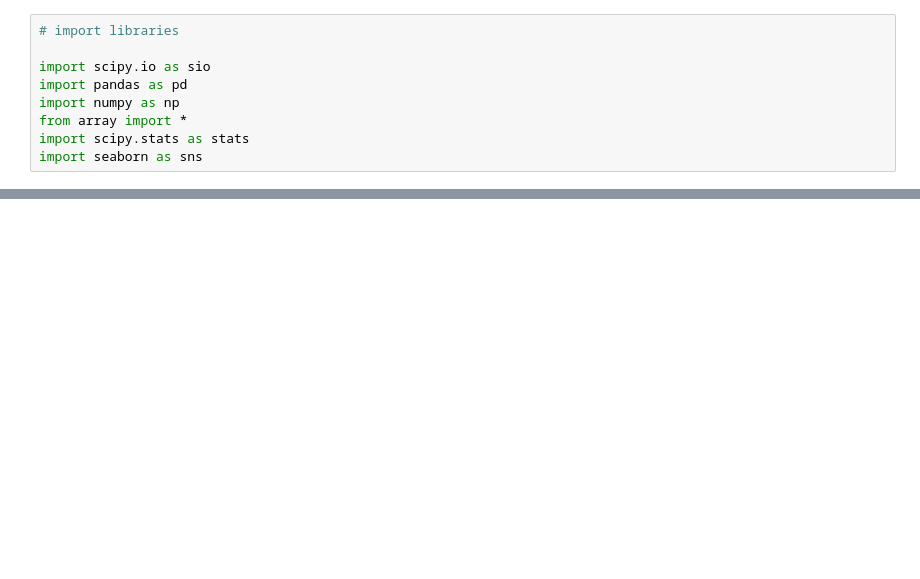
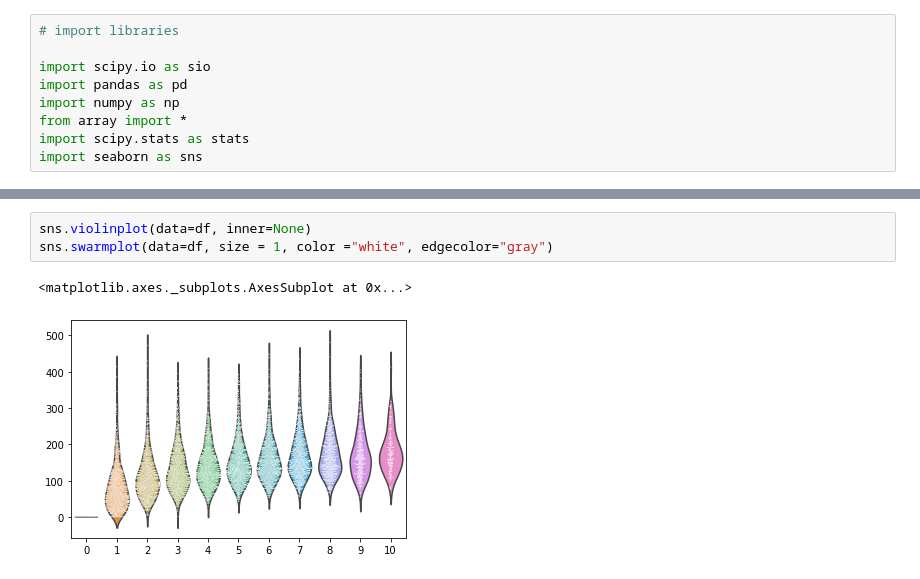
Before and after one commit to jncarpen/NEVR3004, a Jupyter notebook: Hopfield/generateFigs_test.ipynb, the cells around one changed output, grey strips where cells are left out. Drawn from its saved outputs; the diff is of its cells as text; blank space fills up the shorter version.

```diff
--- a/Hopfield/generateFigs_test.ipynb
+++ b/Hopfield/generateFigs_test.ipynb
@@ -53,0 +31,6 @@ ax = sns.violinplot(x=pattern1[:])
+# %%
+sns.violinplot(data=df, inner=None)
+sns.swarmplot(data=df, size = 1, color ="white", edgecolor="gray")
+# %% [output]
+<matplotlib.axes._subplots.AxesSubplot at 0x...>
+[figure, added]
```
Also changed, not shown: parts of 6 cells of this notebook, 11 other files.
